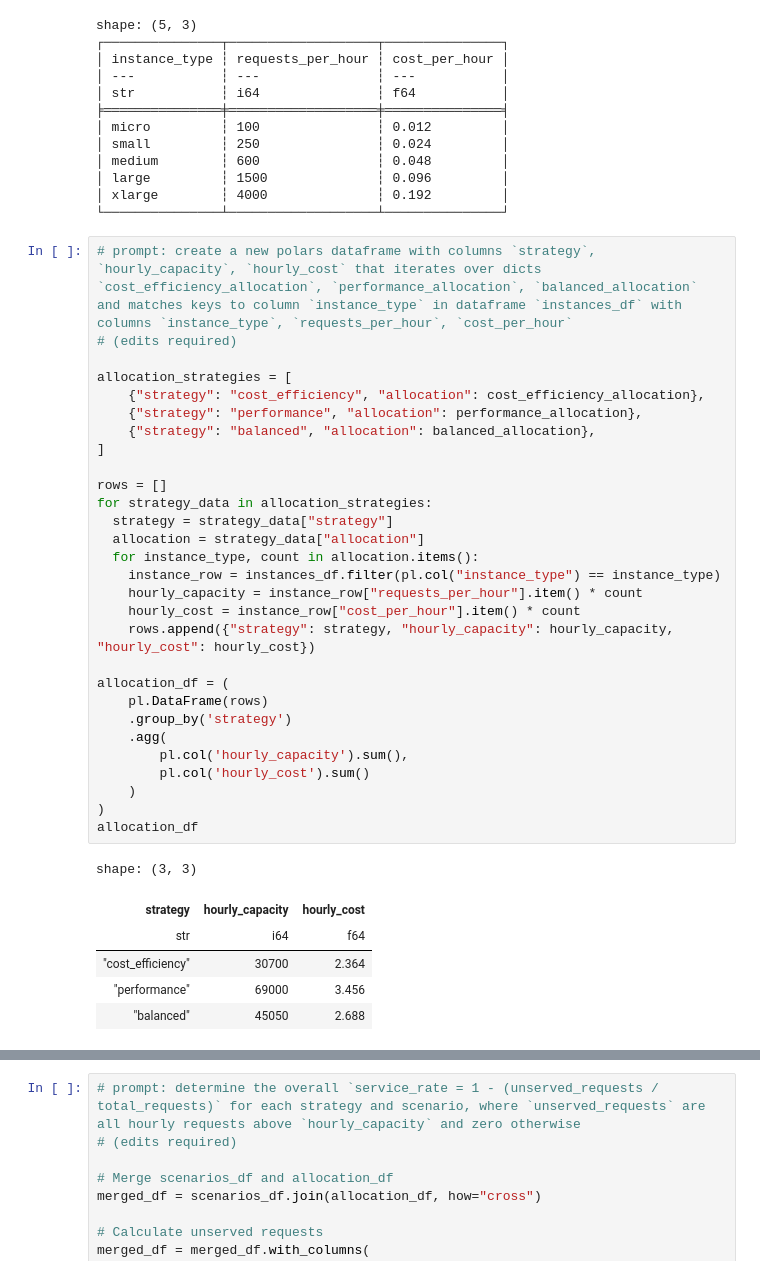
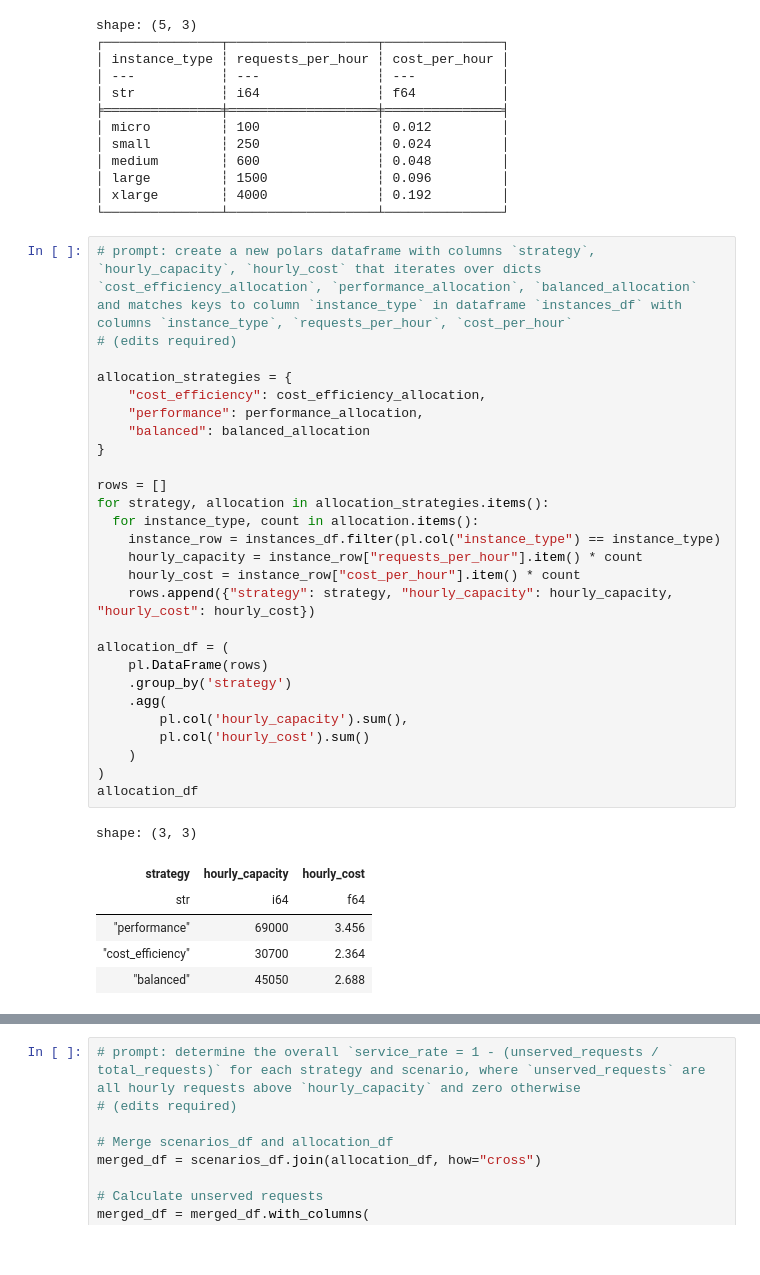
Before and after one commit to dantonnoriega/csulb-data-day-2025, a Jupyter notebook: danton_solutions_csulb_data_day_2025.ipynb, the cells around one changed output, grey strips where cells are left out. Drawn from its saved outputs; the diff is of its cells as text.

```diff
--- a/danton_solutions_csulb_data_day_2025.ipynb
+++ b/danton_solutions_csulb_data_day_2025.ipynb
@@ -245,38 +246,36 @@ shape: (5, 3)
 # %%
 # prompt: create a new polars dataframe with columns `strategy`, `hourly_capacity`, `hourly_cost` that iterates over dicts `cost_efficiency_allocation`, `performance_allocation`, `balanced_allocation` and matches keys to column `instance_type` in dataframe `instances_df` with columns `instance_type`, `requests_per_hour`, `cost_per_hour`
 # (edits required)
 
-allocation_strategies = [
-    {"strategy": "cost_efficiency", "allocation": cost_efficiency_allocation},
-    {"strategy": "performance", "allocation": performance_allocation},
-    {"strategy": "balanced", "allocation": balanced_allocation},
-]
+allocation_strategies = {
+    "cost_efficiency": cost_efficiency_allocation,
+    "performance": performance_allocation,
+    "balanced": balanced_allocation
+}
 
 rows = []
-for strategy_data in allocation_strategies:
-  strategy = strategy_data["strategy"]
-  allocation = strategy_data["allocation"]
+for strategy, allocation in allocation_strategies.items():
   for instance_type, count in allocation.items():
     instance_row = instances_df.filter(pl.col("instance_type") == instance_type)
     hourly_capacity = instance_row["requests_per_hour"].item() * count
     hourly_cost = instance_row["cost_per_hour"].item() * count
     rows.append({"strategy": strategy, "hourly_capacity": hourly_capacity, "hourly_cost": hourly_cost})
 
 allocation_df = (
     pl.DataFrame(rows)
     .group_by('strategy')
     .agg(
         pl.col('hourly_capacity').sum(),
         pl.col('hourly_cost').sum()
     )
 )
 allocation_df
 # %% [output]
 shape: (3, 3)
 | strategy | hourly_capacity | hourly_cost |
 | str | i64 | f64 |
+| "performance" | 69000 | 3.456 |
 | "cost_efficiency" | 30700 | 2.364 |
-| "performance" | 69000 | 3.456 |
 | "balanced" | 45050 | 2.688 |
 # %%
 # prompt: filter data frame `scenarios_df` to the second month of data then create a line plot using plotnine grouped by `scenario` with x = "datetime" and y = "requests". finally, layer in horizontal lines where y = "hourly_capacity" grouped by `strategy`
```
Also changed, not shown: parts of 2 cells of this notebook.
